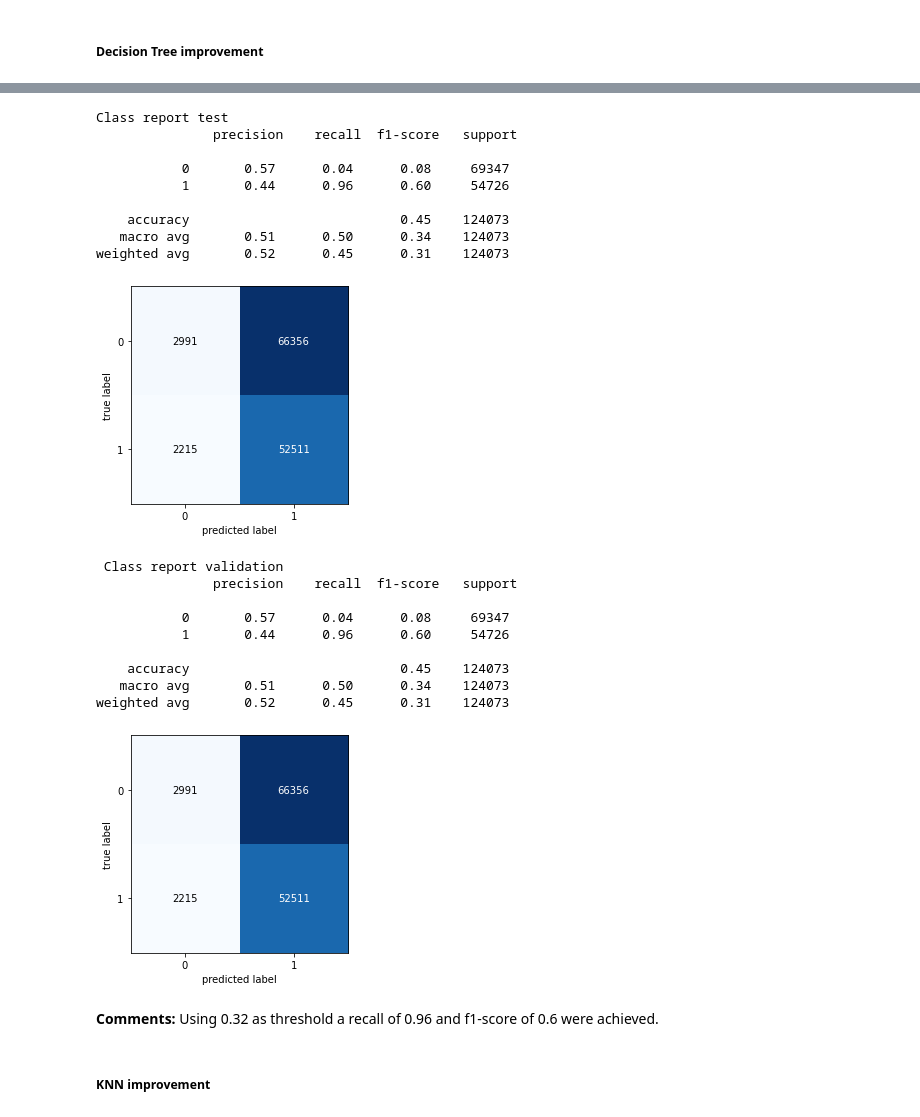
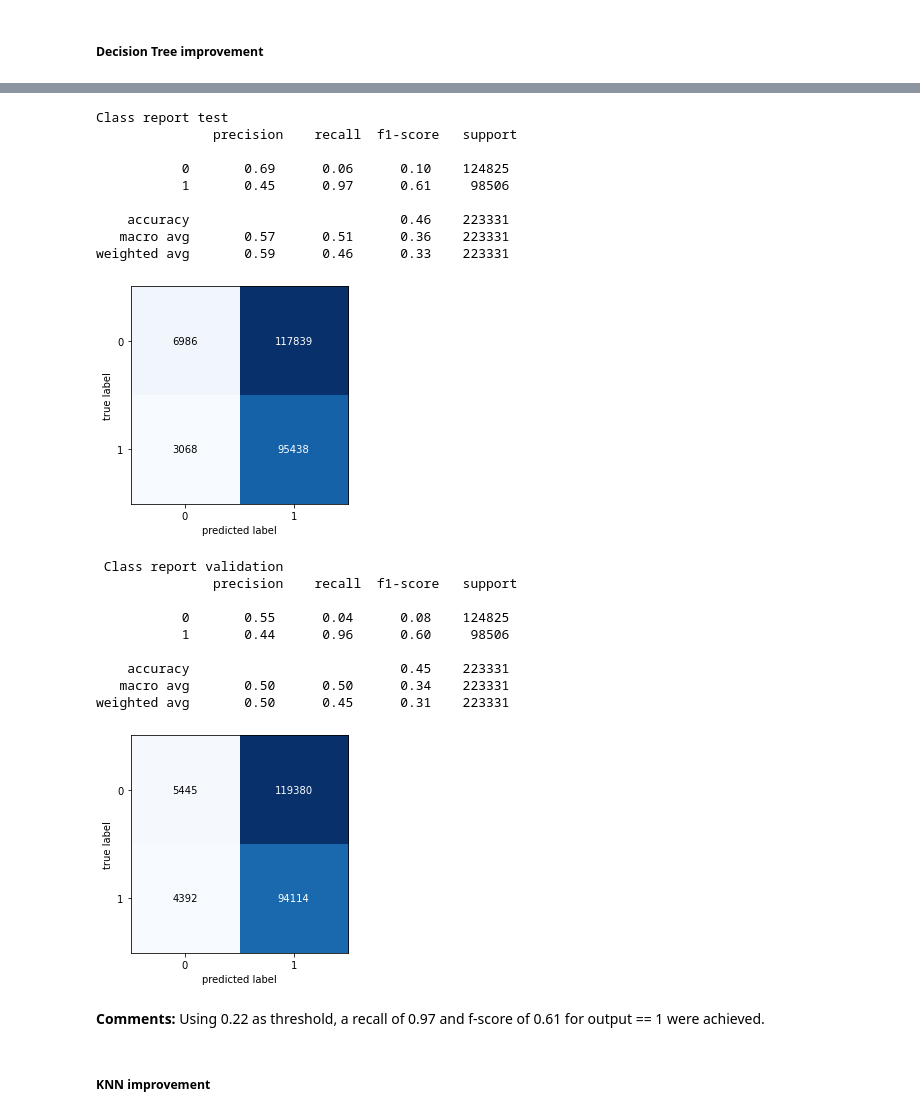
Before and after one commit to dfabat/Projects, a Jupyter notebook: COVID_project/covid.ipynb, the cells around one changed output, grey strips where cells are left out. Cells and saved outputs as stored; diff of their text form; code cells hidden in the pictures.

Commit message:
ML_project
Some codes were fixed. Final version

```diff
--- a/COVID_project/covid.ipynb
+++ b/COVID_project/covid.ipynb
@@ -538,7 +553,7 @@ Are ROC_AUC mean values between total and selected features different? False
 #### Working the selected models
 # %%
 # testing using only the most relevant features (only those with scores above 1000)
-X = df[['age', 'pneumonia', 'diabetes', 'patient_type', 'hypertension', 'intubed', 'obesity', 'icu']]
+X = df.drop(columns=['covid_res', 'age_category'])
 y = df['covid_res']
 stratify = df['covid_res']
 # splitting
@@ -1007,11 +1026,11 @@ Best parameters:
 # %%
 # testing parameters
 model = DecisionTreeClassifier(criterion='gini',
-                               max_depth=10,
-                               max_features='log2',
+                               max_depth=20,
+                               max_features=None,
                                min_impurity_decrease=0.0,
-                               min_samples_leaf=1,
-                               min_samples_split=50,
+                               min_samples_leaf=5,
+                               min_samples_split=25,
                                splitter='random',
                                random_state=42)
 # fitting the model
@@ -1021,8 +1040,5 @@ model.fit(X_train, y_train)
 y_proba = model.predict_proba(X_test)[:, 1]
 results_test = pd.DataFrame(zip(y_test, np.around(y_proba, 3)), columns=['target', 'proba'])
 df_results = best_classification_split_score(results_test, threshold_increment=0.02,colum_probabilities='proba')
-
-# organizing values on a dataframe
-df_results.sort_values(by=['recall', 'f1_score'], ascending=False)
 # %% [output]
 0.02 0.04 0.06 0.08 0.1 0.12 0.14 0.16 0.18 0.2 0.22 0.24 0.26 0.28 0.3 0.32 0.34 0.36 0.38 0.4 0.42 0.44 0.46 0.48 0.5 0.52 0.54 0.56 0.58 0.6 0.62 0.64 0.66 0.68 0.7 0.72 0.74 0.76 0.78 0.8 0.82 0.8 ...
@@ -1069,44 +1084,44 @@ plt.show()
 # %%
 # prediction validation
-y_proba_val = y_proba = model.predict_proba(X_validation)[:, 1]
+y_proba_val = model.predict_proba(X_validation)[:, 1]
 # Cria a resposta com o novo threshold
-y_pred_test = np.where(y_proba >= 0.32, 1, 0)
-y_pred_val = np.where(y_proba_val >= 0.32, 1, 0)
+y_pred_test = np.where(y_proba >= 0.22, 1, 0)
+y_pred_val = np.where(y_proba_val >= 0.22, 1, 0)
 
 # metrics
 cr_test, cm_test = classification_report(y_test, y_pred_test), confusion_matrix(y_test, y_pred_test)
 cr_val, cm_val = classification_report(y_test, y_pred_val), confusion_matrix(y_test, y_pred_val)
 print('Class report test\n',cr_test)
 plot_confusion_matrix(cm_test)
 plt.show()
 
 print('\n', 'Class report validation\n', cr_val)
 plot_confusion_matrix(cm_val)
 
 plt.show()
 # %% [output]
 Class report test
                precision    recall  f1-score   support
 
-           0       0.57      0.04      0.08     69347
-           1       0.44      0.96      0.60     54726
+           0       0.69      0.06      0.10    124825
+           1       0.45      0.97      0.61     98506
 
-    accuracy                           0.45    124073
-   macro avg       0.51      0.50      0.34    124073
-weighted avg       0.52      0.45      0.31    124073
+    accuracy                           0.46    223331
+   macro avg       0.57      0.51      0.36    223331
+weighted avg       0.59      0.46      0.33    223331
-[figure, old version]
+[figure, new version]
  Class report validation
                precision    recall  f1-score   support
 
-           0       0.57      0.04      0.08     69347
-           1       0.44      0.96      0.60     54726
+           0       0.55      0.04      0.08    124825
+           1       0.44      0.96      0.60     98506
 
-    accuracy                           0.45    124073
-   macro avg       0.51      0.50      0.34    124073
-weighted avg       0.52      0.45      0.31    124073
+    accuracy                           0.45    223331
+   macro avg       0.50      0.50      0.34    223331
+weighted avg       0.50      0.45      0.31    223331
-[figure, old version]
+[figure, new version]
 # %% [markdown]
-**Comments:** Using 0.32 as threshold a recall of 0.96 and f1-score of 0.6 were achieved.
+**Comments:** Using 0.22 as threshold, a recall of 0.97 and f-score of 0.61 for output == 1 were achieved.
 # %% [markdown]
 ##### KNN improvement
 # %%
```
Also changed, not shown: parts of 54 cells of this notebook.
